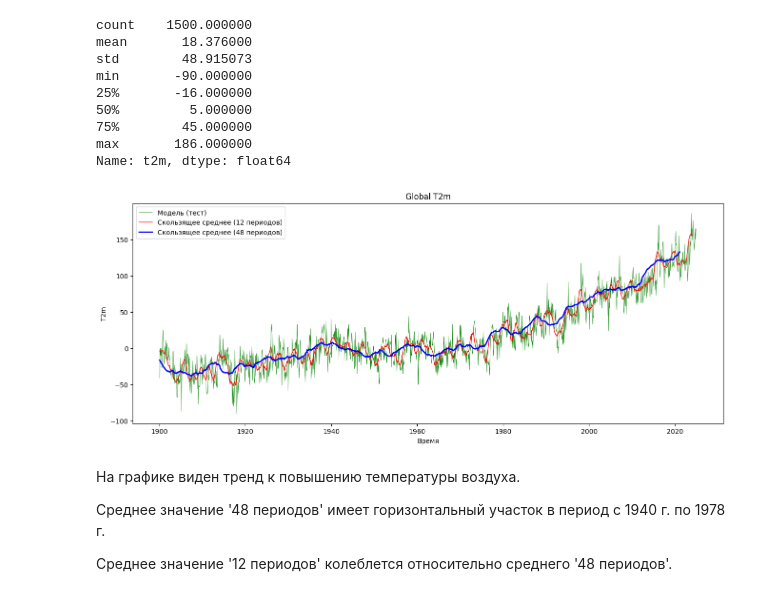
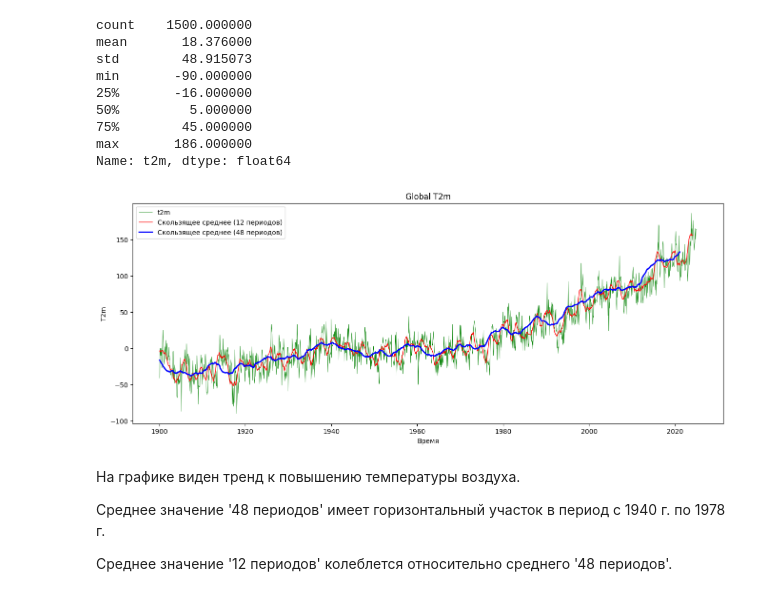
Before and after one commit to dima-pogodin/T2m, a Jupyter notebook: t2m.ipynb, the cells around one changed output. Drawn from its saved outputs; the diff is of its cells as text; code cells hidden in the pictures.

```diff
--- a/t2m.ipynb
+++ b/t2m.ipynb
@@ -185,18 +187,18 @@ Name: t2m, dtype: float64
 # %%
 # Выведем график показателя
 plt.figure(figsize=(16, 6))
 
 # Скользящее среднее
 rolling_mean_12 = t2m['t2m'].rolling(window=12).mean()
 rolling_mean_48 = t2m['t2m'].rolling(window=48).mean()
 
-sns.lineplot(x=t2m.index, y=t2m['t2m'], label='Модель (тест)', color='green', lw=0.5).set(title='Global T2m', xlabel='Время', ylabel='T2m');
+sns.lineplot(x=t2m.index, y=t2m['t2m'], label='t2m', color='green', lw=0.5).set(title='Global T2m', xlabel='Время', ylabel='T2m');
 sns.lineplot(x=rolling_mean_12.index, y=rolling_mean_12, label='Скользящее среднее (12 периодов)', color='red', lw=1)
 sns.lineplot(x=rolling_mean_48.index, y=rolling_mean_48, label='Скользящее среднее (48 периодов)', color='blue', lw=2)
 
 plt.show();
 # %% [output]
-[figure, old version]
+[figure, new version]
 # %% [markdown]
 <p>На графике виден тренд к повышению температуры воздуха.</p>
 <p>Среднее значение '48 периодов' имеет горизонтальный участок в период с 1940 г. по 1978 г.</p>
```
Also changed, not shown: parts of 1 cell of this notebook.
